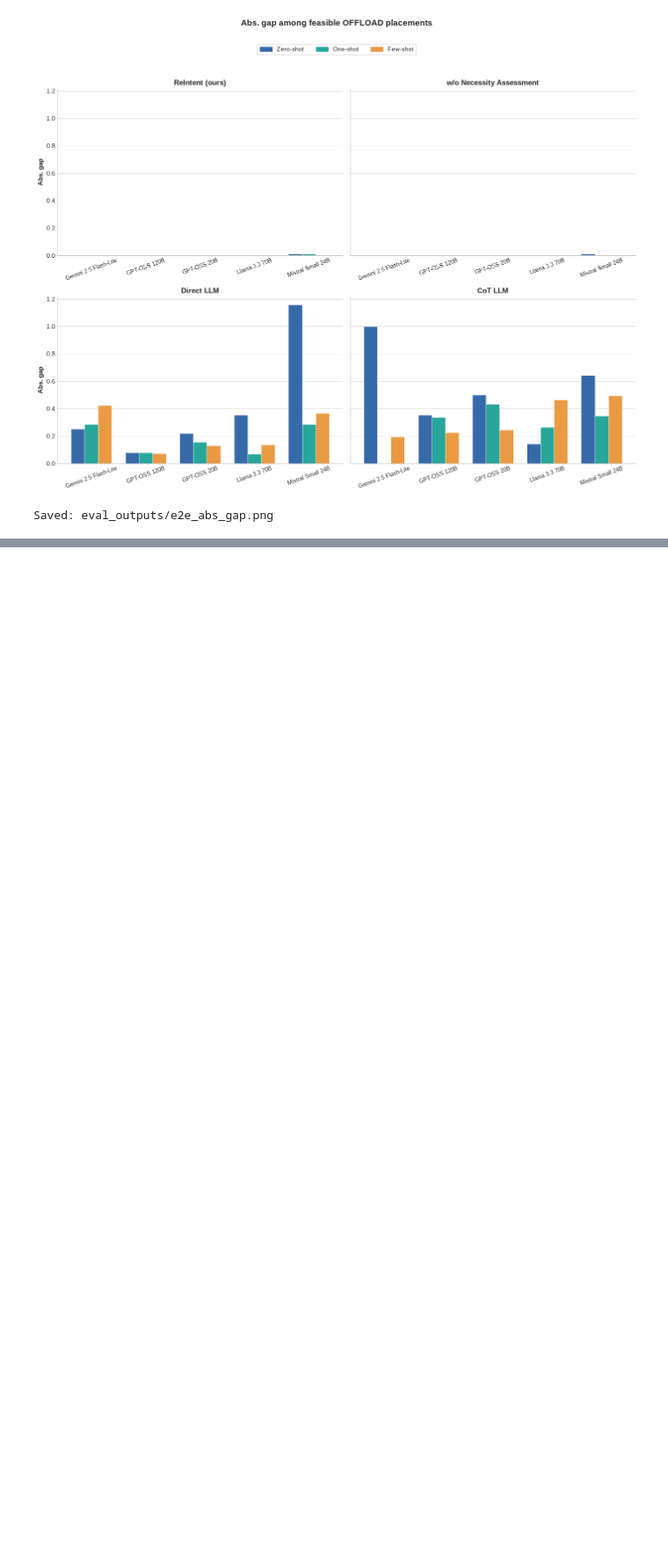
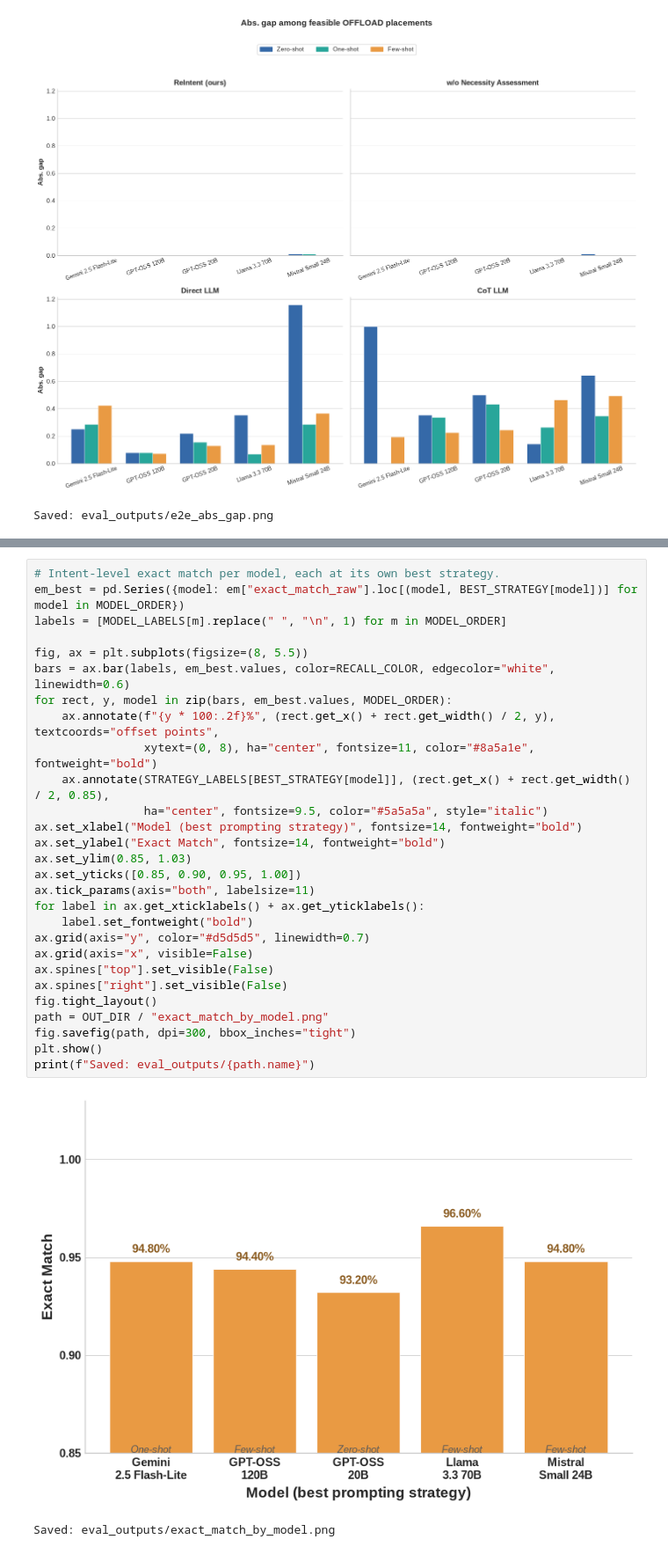
Before and after one commit to MorelK1/ReIntent, a Jupyter notebook: eval/scoring.ipynb, the cells around one changed output, grey strips where cells are left out. Shown at 88% size. Drawn from its saved outputs; the diff is of its cells as text; blank space fills up the shorter version.

```diff
--- a/eval/scoring.ipynb
+++ b/eval/scoring.ipynb
@@ -692,0 +796,31 @@ Saved: eval_outputs/e2e_abs_gap.png
+# %%
+# Intent-level exact match per model, each at its own best strategy.
+em_best = pd.Series({model: em["exact_match_raw"].loc[(model, BEST_STRATEGY[model])] for model in MODEL_ORDER})
+labels = [MODEL_LABELS[m].replace(" ", "\n", 1) for m in MODEL_ORDER]
+
+fig, ax = plt.subplots(figsize=(8, 5.5))
+bars = ax.bar(labels, em_best.values, color=RECALL_COLOR, edgecolor="white", linewidth=0.6)
+for rect, y, model in zip(bars, em_best.values, MODEL_ORDER):
+    ax.annotate(f"{y * 100:.2f}%", (rect.get_x() + rect.get_width() / 2, y), textcoords="offset points",
+                xytext=(0, 8), ha="center", fontsize=11, color="#8a5a1e", fontweight="bold")
+    ax.annotate(STRATEGY_LABELS[BEST_STRATEGY[model]], (rect.get_x() + rect.get_width() / 2, 0.85),
+                ha="center", fontsize=9.5, color="#5a5a5a", style="italic")
+ax.set_xlabel("Model (best prompting strategy)", fontsize=14, fontweight="bold")
+ax.set_ylabel("Exact Match", fontsize=14, fontweight="bold")
+ax.set_ylim(0.85, 1.03)
+ax.set_yticks([0.85, 0.90, 0.95, 1.00])
+ax.tick_params(axis="both", labelsize=11)
+for label in ax.get_xticklabels() + ax.get_yticklabels():
+    label.set_fontweight("bold")
+ax.grid(axis="y", color="#d5d5d5", linewidth=0.7)
+ax.grid(axis="x", visible=False)
+ax.spines["top"].set_visible(False)
+ax.spines["right"].set_visible(False)
+fig.tight_layout()
+path = OUT_DIR / "exact_match_by_model.png"
+fig.savefig(path, dpi=300, bbox_inches="tight")
+plt.show()
+print(f"Saved: eval_outputs/{path.name}")
+# %% [output]
+[figure, added]
+Saved: eval_outputs/exact_match_by_model.png
```
Also changed, not shown: parts of 7 cells of this notebook, 7 other files.
